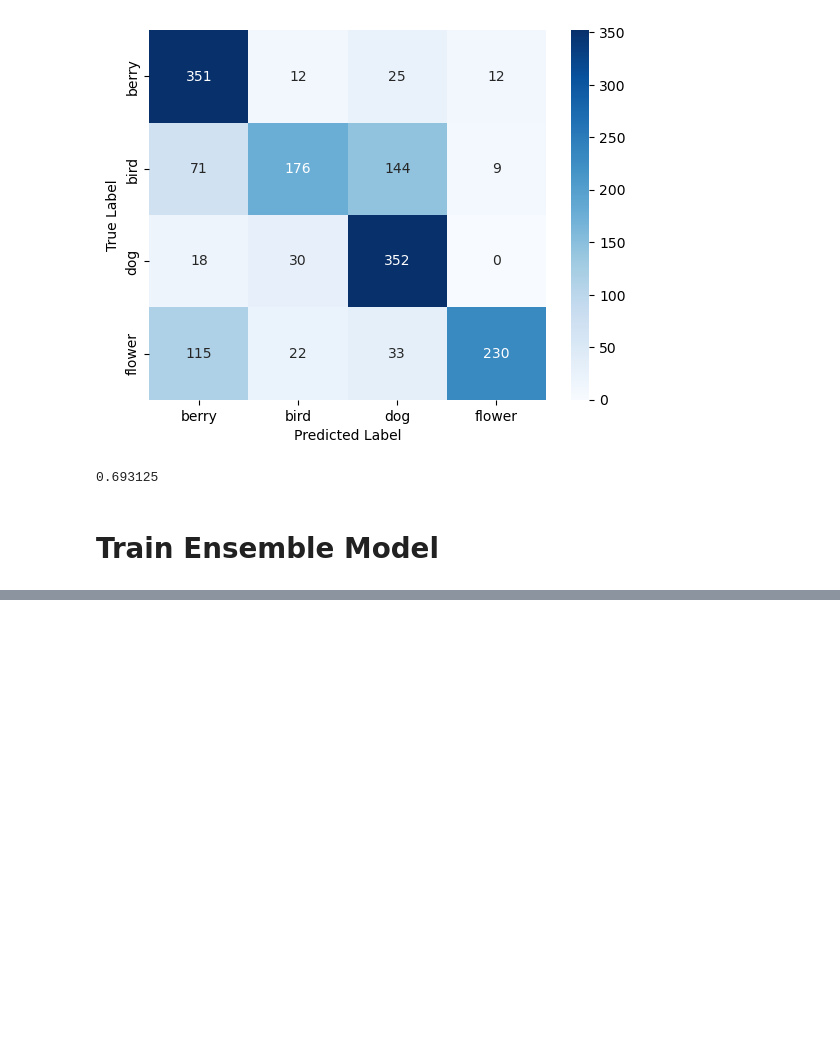
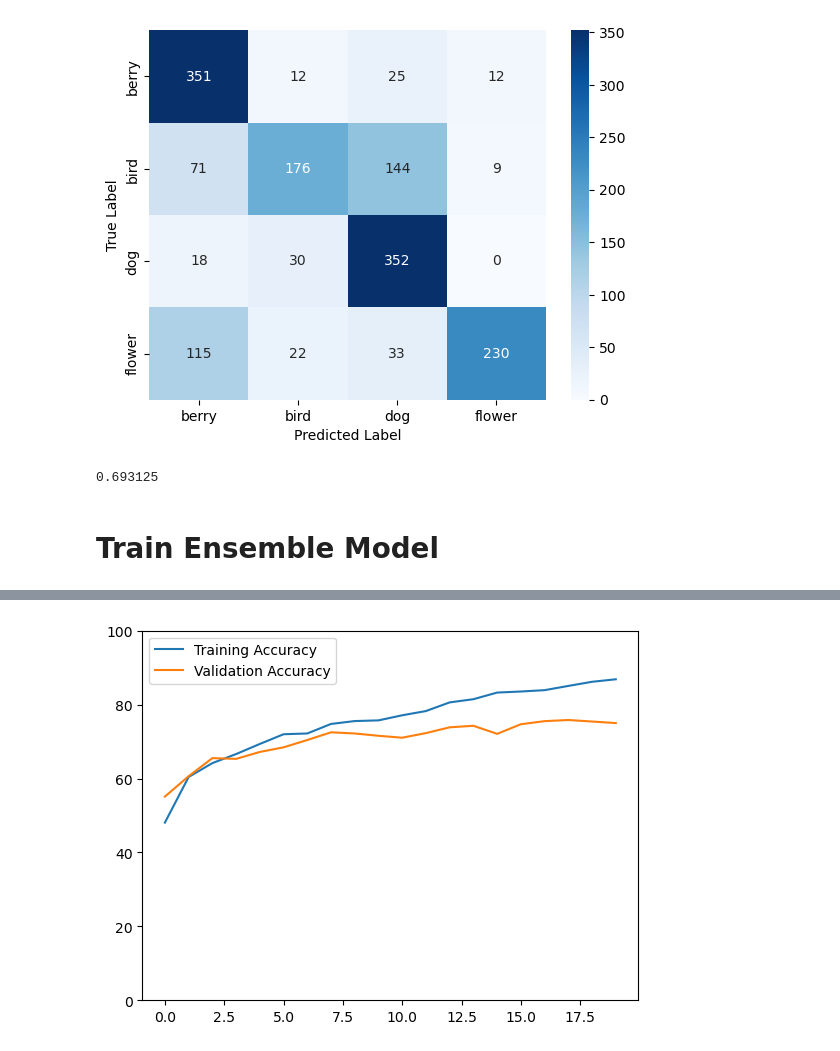
Before and after one commit to mollahsabbir/ds-assesment, a Jupyter notebook: solution-2/main.ipynb, the cells around one changed output, grey strips where cells are left out. Cells and saved outputs as stored; diff of their text form; code cells hidden in the pictures; blank space fills up the shorter version.

```diff
--- a/solution-2/main.ipynb
+++ b/solution-2/main.ipynb
@@ -67,0 +92,8 @@ ensemble =
+# %%
+plt.plot(ensemble_results["train_accs"], label='Training Accuracy')
+plt.plot(ensemble_results["val_accs"], label='Validation Accuracy')
+plt.ylim(0,100)
+plt.legend()
+plt.show()
+# %% [output]
+[figure, added]
```
Also changed, not shown: parts of 7 cells of this notebook, 4 other files.
